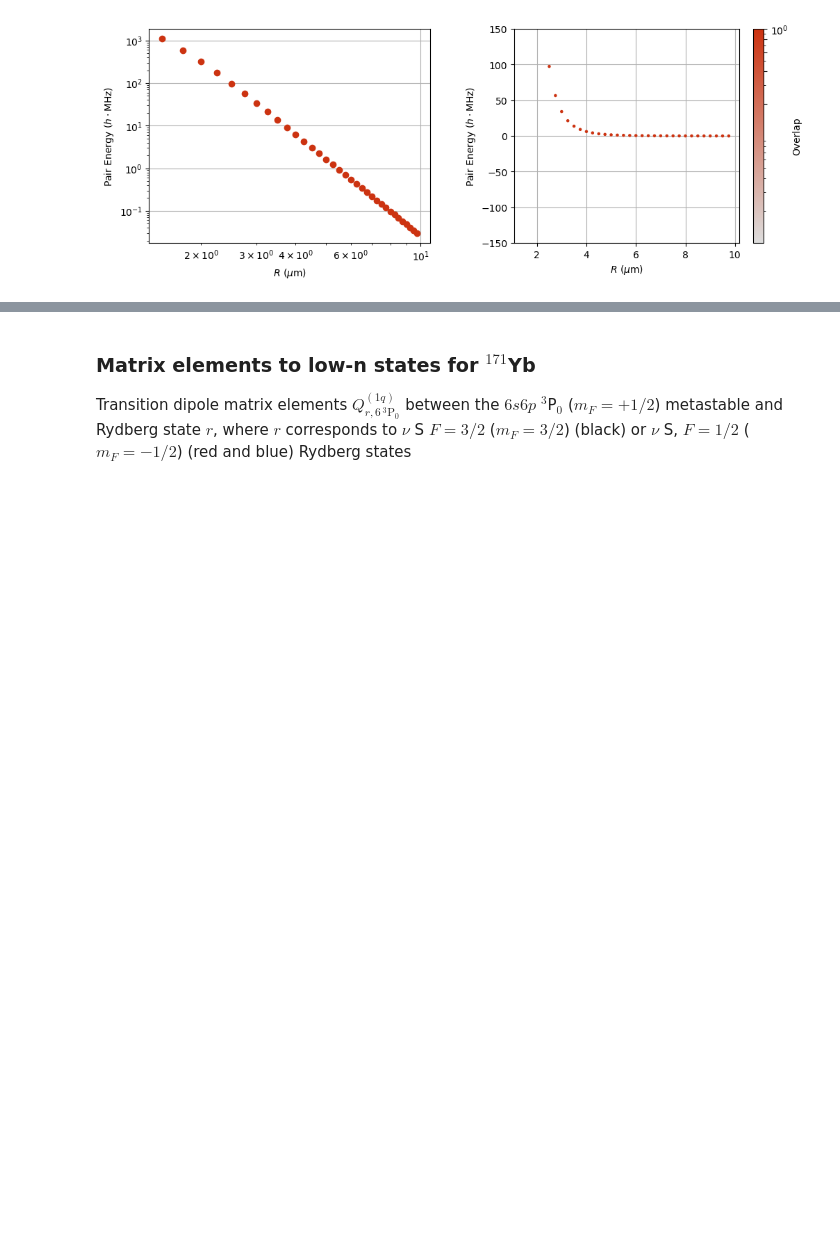
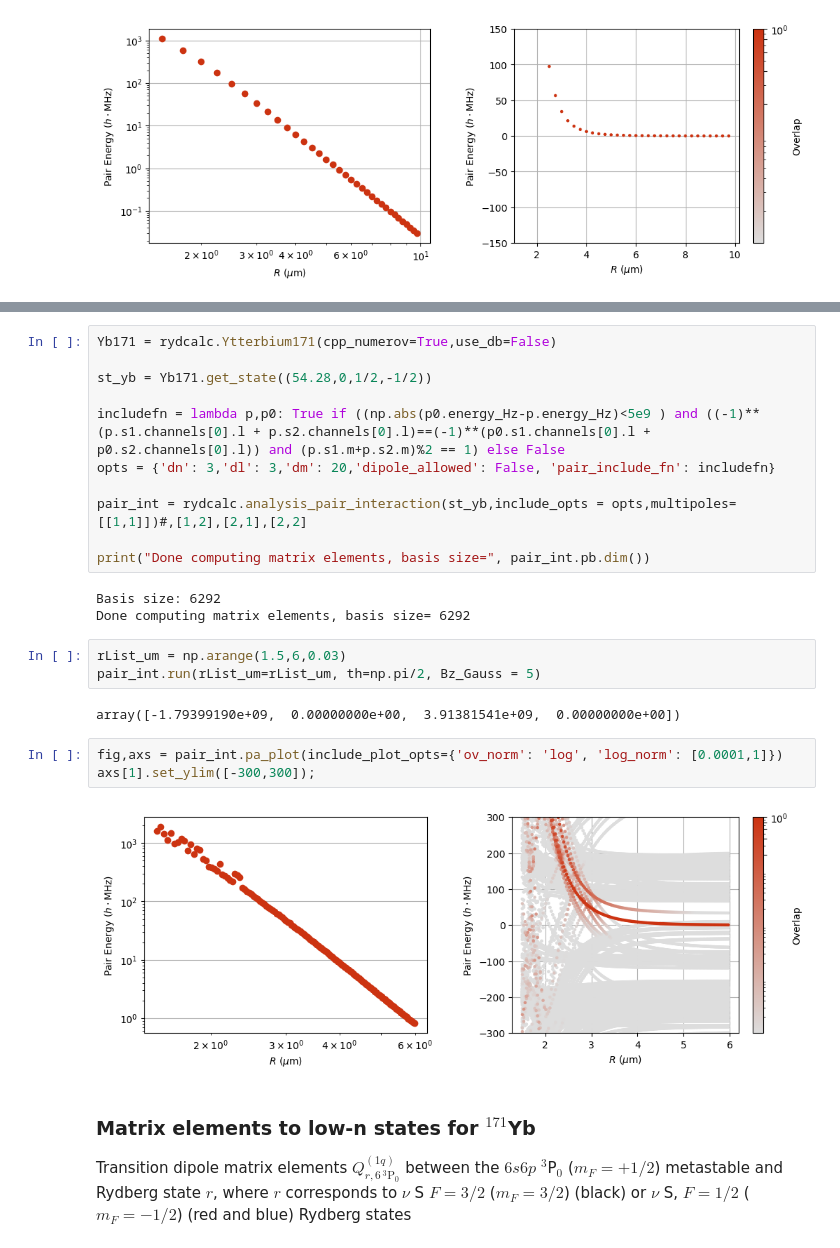
Before and after one commit to ThompsonLabPrinceton/rydcalc, a Jupyter notebook: tutorial.ipynb, the cells around one changed output, grey strips where cells are left out. Saved outputs shown, nothing was run; the diff lists cells and outputs as text; blank space fills up the shorter version.

```diff
--- a/tutorial.ipynb
+++ b/tutorial.ipynb
@@ -526,3 +554,27 @@ axs[1].set_ylim([-150,150]);
+# %%
+Yb171 = rydcalc.Ytterbium171(cpp_numerov=True,use_db=False)
+
+st_yb = Yb171.get_state((54.28,0,1/2,-1/2))
+
+includefn = lambda p,p0: True if ((np.abs(p0.energy_Hz-p.energy_Hz)<5e9 ) and ((-1)**(p.s1.channels[0].l + p.s2.channels[0].l)==(-1)**(p0.s1.channels[0].l + p0.s2.channels[0].l)) and (p.s1.m+p.s2.m)%2 == 1) else False
+opts = {'dn': 3,'dl': 3,'dm': 20,'dipole_allowed': False, 'pair_include_fn': includefn}
+
+pair_int = rydcalc.analysis_pair_interaction(st_yb,include_opts = opts,multipoles=[[1,1]])#,[1,2],[2,1],[2,2]
+
+print("Done computing matrix elements, basis size=", pair_int.pb.dim())
+# %% [output]
+Basis size: 6292
+Done computing matrix elements, basis size= 6292
+# %%
+rList_um = np.arange(1.5,6,0.03)
+pair_int.run(rList_um=rList_um, th=np.pi/2, Bz_Gauss = 5)
+# %% [output]
+array([-1.79399190e+09,  0.00000000e+00,  3.91381541e+09,  0.00000000e+00])
+# %%
+fig,axs = pair_int.pa_plot(include_plot_opts={'ov_norm': 'log', 'log_norm': [0.0001,1]})
+axs[1].set_ylim([-300,300]);
+# %% [output]
+[figure, added]
 # %% [markdown]
 ### Matrix elements to low-n states for $^{171}$Yb
 
```
Also changed, not shown: parts of 3 cells of this notebook, 11 other files.
